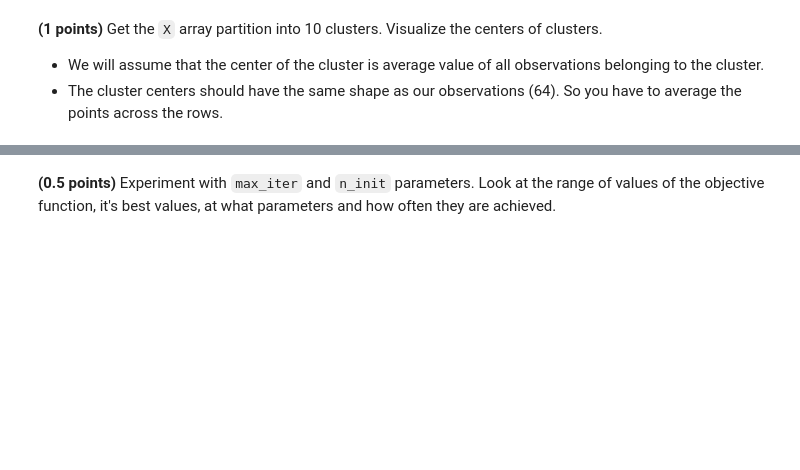
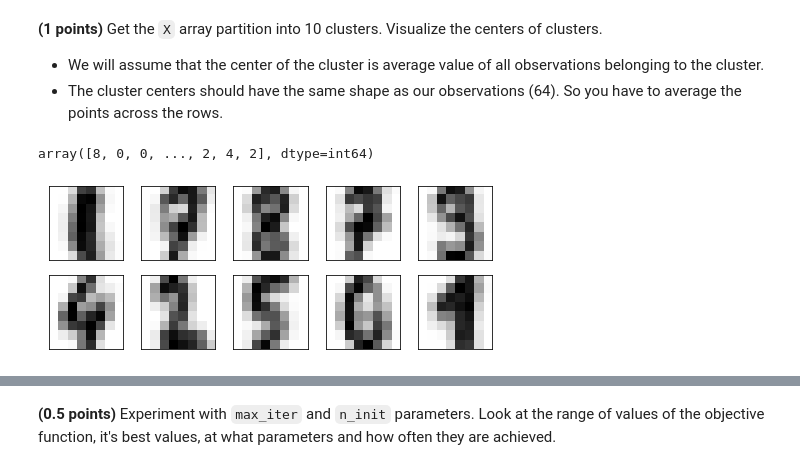
Before and after one commit to Sergo448/rolling-scopes-school-AI-MachineLearning, a Jupyter notebook: clustering.ipynb, the cells around one changed output, grey strips where cells are left out. Drawn from its saved outputs; the diff is of its cells as text; code cells hidden in the pictures; blank space fills up the shorter version.

```diff
--- a/clustering.ipynb
+++ b/clustering.ipynb
@@ -138,0 +291,15 @@ assert custor_kmeans_labels.shape == (1797,)
+# %%
+C_KM = CustomKMeans(n_clusters=10,  max_iter=30, n_init=10)
+# %%
+C_KM.fit(X)
+# %% [output]
+array([8, 0, 0, ..., 2, 4, 2], dtype=int64)
+# %%
+fig, ax = plt.subplots(2, 5, figsize=(8, 3))
+centers = C_KM.cluster_centers_.reshape(10, 8, 8)
+
+for axi, center in zip(ax.flat, centers):
+    axi.set(xticks=[], yticks=[])
+    axi.imshow(center, interpolation='nearest', cmap=plt.cm.binary)
+# %% [output]
+[figure, added]
```
Also changed, not shown: parts of 68 cells of this notebook.
